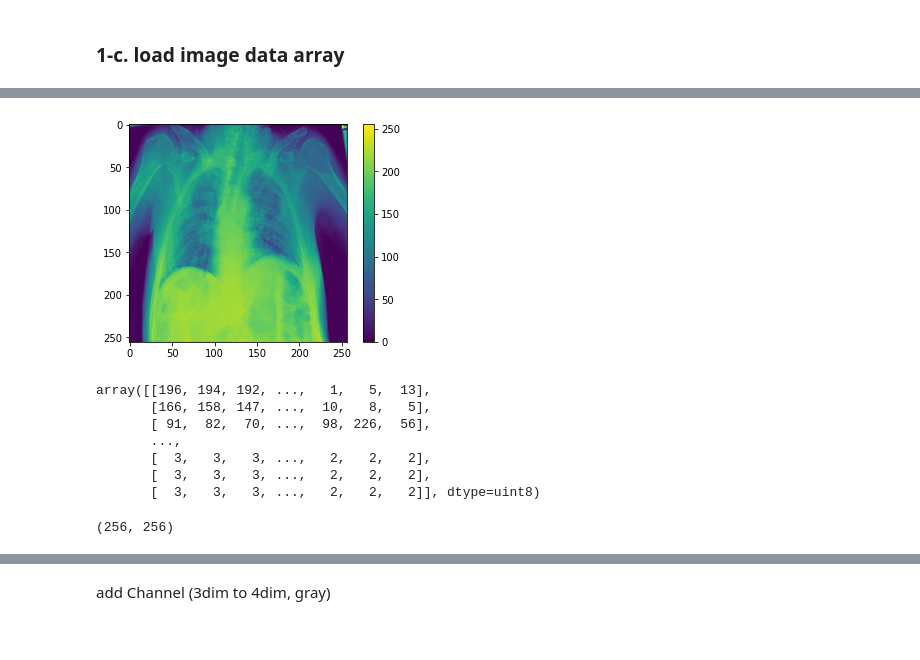
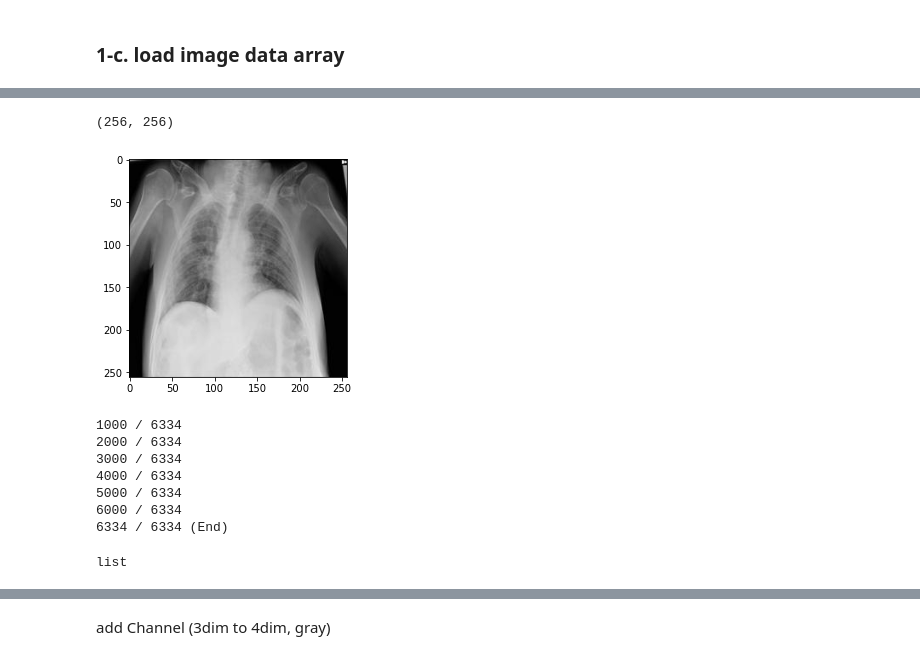
Before and after one commit to sw-song/kaggle-study, a Jupyter notebook: 18_SIIM-FISABIO-RSNA_COVID-19_Detection/siim-covid-19-detection-10-step-tutorial-2.ipynb, the cells around one changed output, grey strips where cells are left out. Saved outputs shown, nothing was run; the diff lists cells and outputs as text; code cells hidden in the pictures.

```diff
--- a/18_SIIM-FISABIO-RSNA_COVID-19_Detection/siim-covid-19-detection-10-step-tutorial-2.ipynb
+++ b/18_SIIM-FISABIO-RSNA_COVID-19_Detection/siim-covid-19-detection-10-step-tutorial-2.ipynb
@@ -224,29 +227,35 @@ img = Image.imread(train_imgs_path[0])
-# %%
-plt.imshow(img)
-plt.colorbar()
-plt.show();
-# %% [output]
-[figure, removed]
-# %%
-img
-# %% [output]
-array([[196, 194, 192, ...,   1,   5,  13],
-       [166, 158, 147, ...,  10,   8,   5],
-       [ 91,  82,  70, ...,  98, 226,  56],
-       ...,
-       [  3,   3,   3, ...,   2,   2,   2],
-       [  3,   3,   3, ...,   2,   2,   2],
-       [  3,   3,   3, ...,   2,   2,   2]], dtype=uint8)
+# %%
+img3.shape
+# %% [output]
+(256, 256)
+# %%
+plt.imshow(img3, cmap='gray');
+# %% [output]
+[figure, added]
 # %%
 import numpy as np
-# %%
-img.shape
-# %% [output]
-(256, 256)
 # %%
+i = 0
 train_imgs = []
 for img_path in train_imgs_path:
-    img = Image.imread(img_path)
+    img = plt.imread(img_path)
     train_imgs.append(img)
+    i += 1
+    if i % 1000 == 0:
+        print('{} / {}'.format(i, len(train_imgs_path)))
+    elif i == 6334:
+        print('6334 / 6334 (End)')
+# %% [output]
+1000 / 6334
+2000 / 6334
+3000 / 6334
+4000 / 6334
+5000 / 6334
+6000 / 6334
+6334 / 6334 (End)
+# %%
+type(train_imgs)
+# %% [output]
+list
 # %%
 train_imgs = np.array(train_imgs)
```
Also changed, not shown: parts of 40 cells of this notebook.
